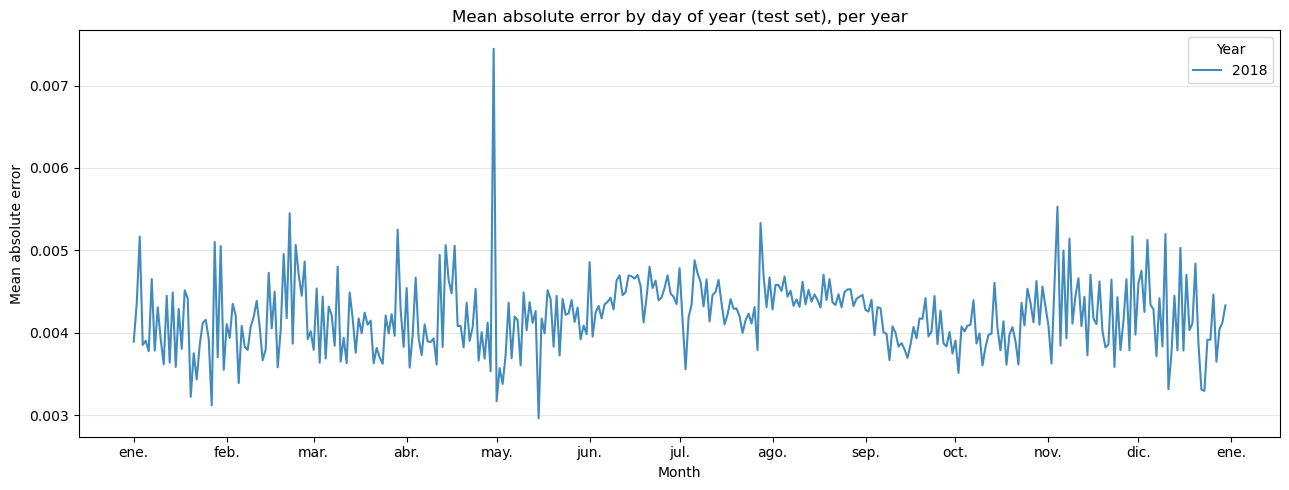
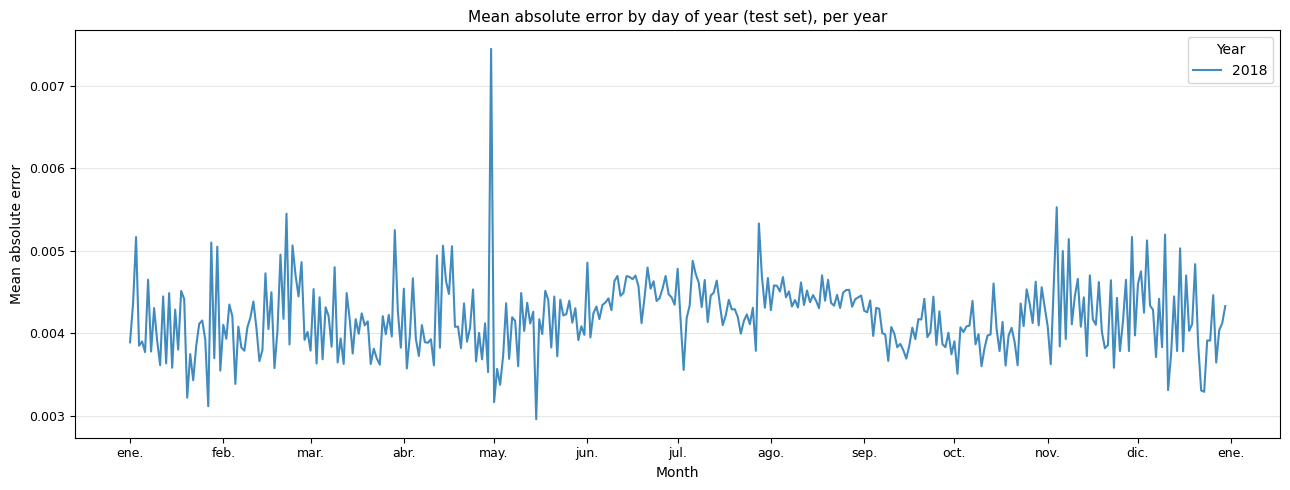
Code edit (unified diff) that turned the first committed figure into the second:
--- before
+++ after
@@ -24,7 +24,8 @@
 ax.xaxis.set_major_locator(mdates.MonthLocator())
 ax.xaxis.set_major_formatter(mdates.DateFormatter('%b'))
-ax.set_xlabel('Month')
-ax.set_ylabel('Mean absolute error')
-ax.set_title('Mean absolute error by day of year (test set), per year')
+ax.set_xlabel('Month', fontsize=10)
+ax.set_ylabel('Mean absolute error', fontsize=10)
+ax.set_title('Mean absolute error by day of year (test set), per year', fontsize=11)
+ax.tick_params(labelsize=9)
 ax.legend(title='Year', ncol=2)
 ax.grid(axis='y', alpha=0.3)

Commit: Formatted figures